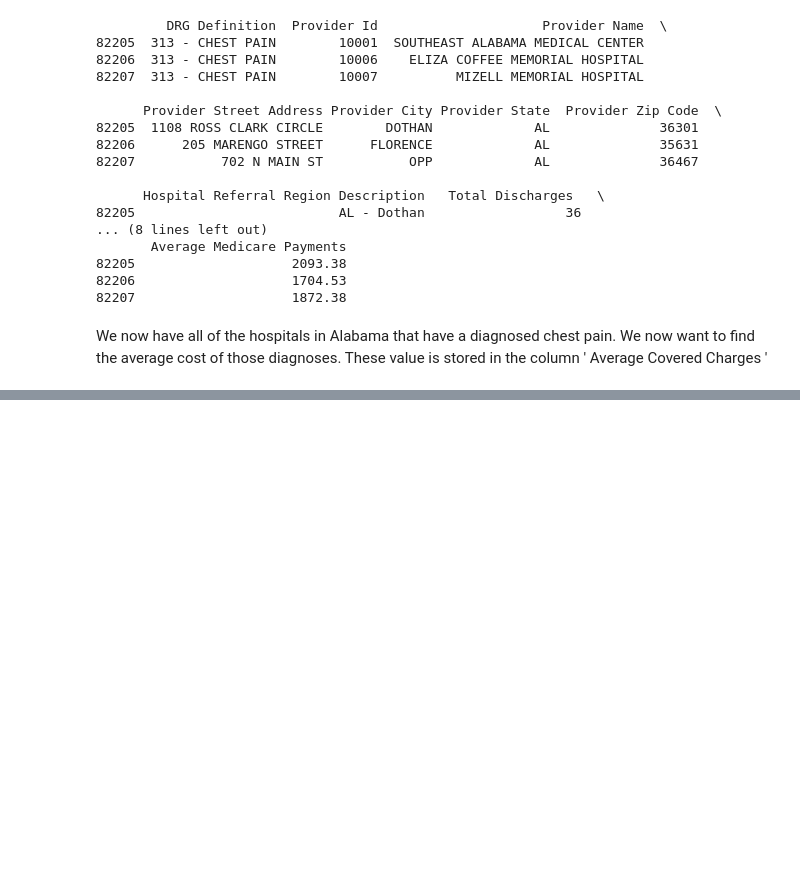
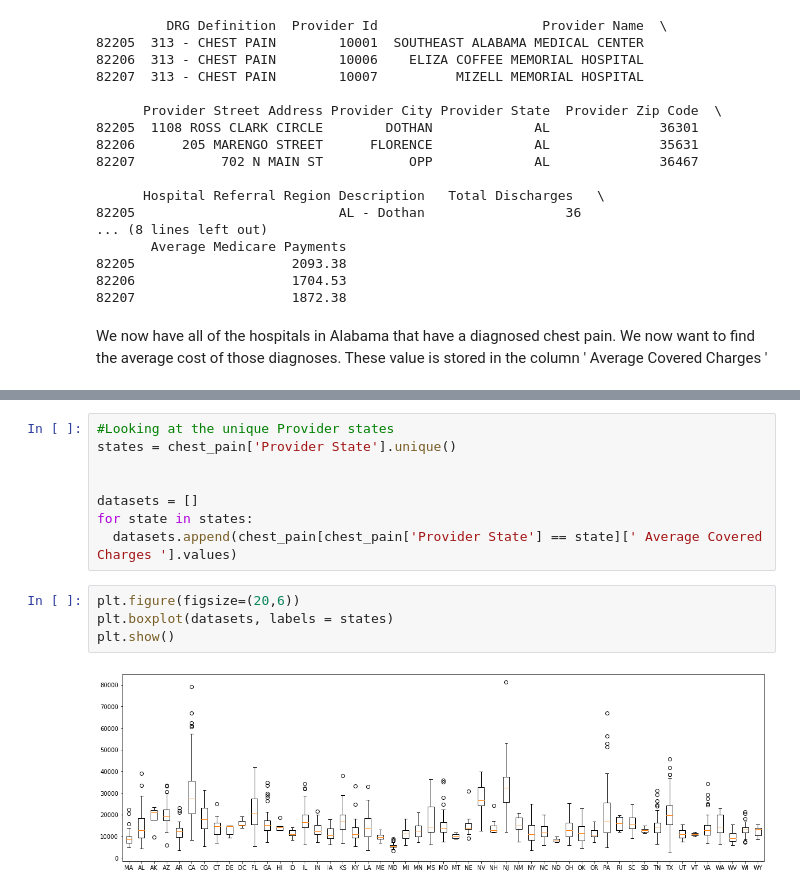
Before and after one commit to joeelorm/Data_Science, a Jupyter notebook: Projects/Health Care In Different States.ipynb, the cells around one changed output, grey strips where cells are left out. Cells and saved outputs as stored; diff of their text form; blank space fills up the shorter version.

```diff
--- a/Projects/Health Care In Different States.ipynb
+++ b/Projects/Health Care In Different States.ipynb
@@ -74,0 +83,14 @@ We now have all of the hospitals in Alabama that have a diagnosed chest pain. We
+# %%
+#Looking at the unique Provider states
+states = chest_pain['Provider State'].unique()
+
+
+datasets = []
+for state in states:
+  datasets.append(chest_pain[chest_pain['Provider State'] == state][' Average Covered Charges '].values)
+# %%
+plt.figure(figsize=(20,6))
+plt.boxplot(datasets, labels = states)
+plt.show()
+# %% [output]
+[figure, added]
```
Also changed, not shown: parts of 2 cells of this notebook.
